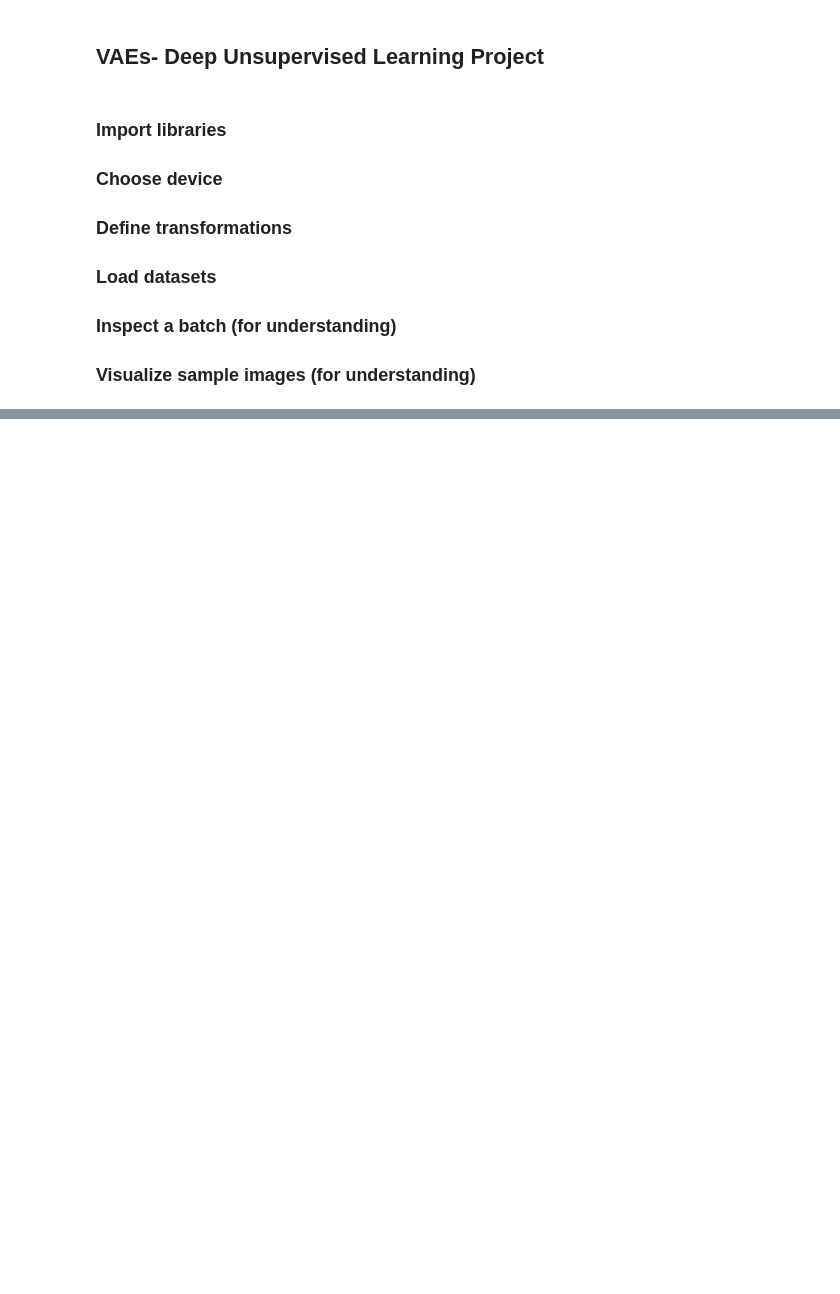
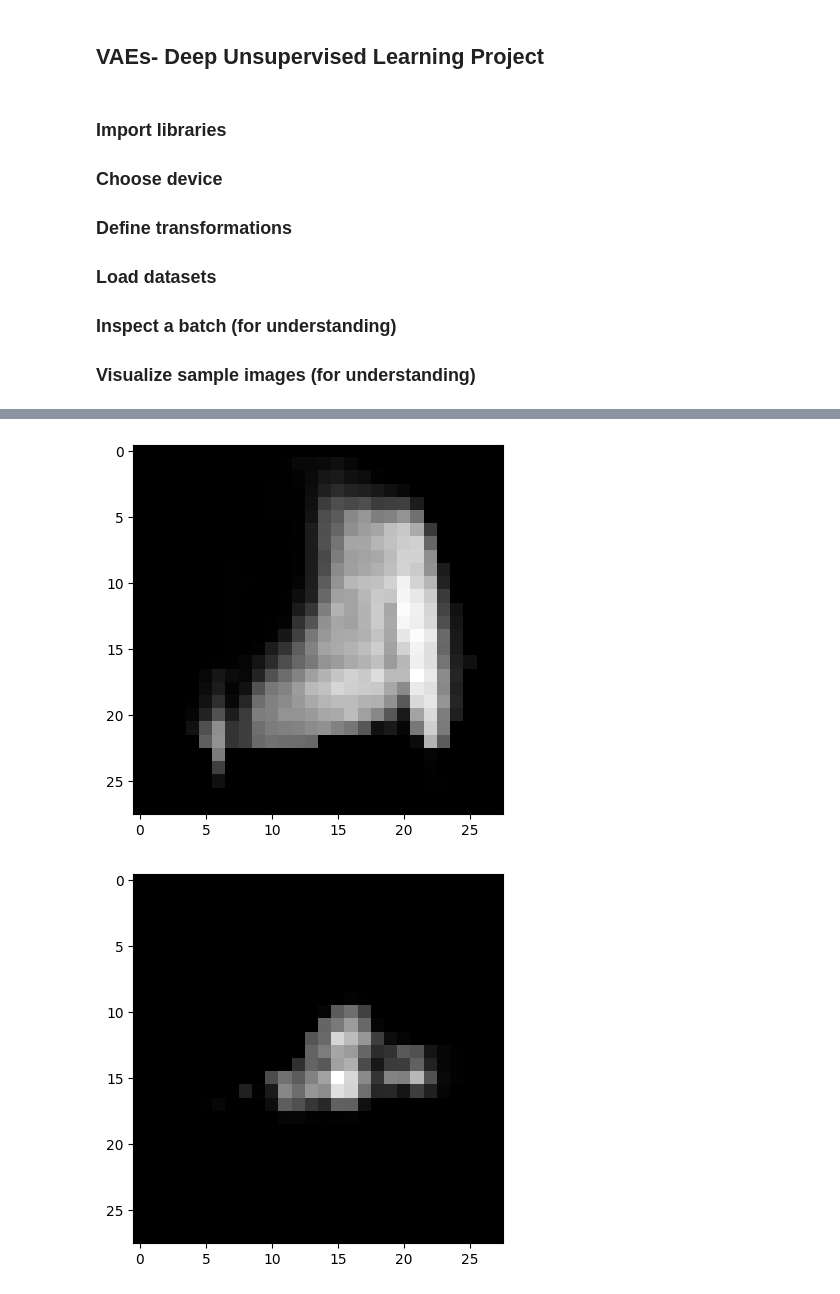
Before and after one commit to Dopo0/Project-deep-unsupervised-learning, a Jupyter notebook: VAEs.ipynb, the cells around one changed output, grey strips where cells are left out. Cells and saved outputs as stored; diff of their text form; code cells hidden in the pictures; blank space fills up the shorter version.

```diff
--- a/VAEs.ipynb
+++ b/VAEs.ipynb
@@ -223,0 +225,12 @@ plt.show()
+# %%
+for i in range(5):
+
+  model.eval()
+
+  decoded = model.sample(1).view(-1, 28, 28).squeeze().cpu().numpy()
+
+  plt.imshow(decoded, cmap="gray")
+  plt.show()
+# %% [output]
+[figure, added]
+[figure, added]
```
Also changed, not shown: parts of 6 cells of this notebook, 2 other files.
